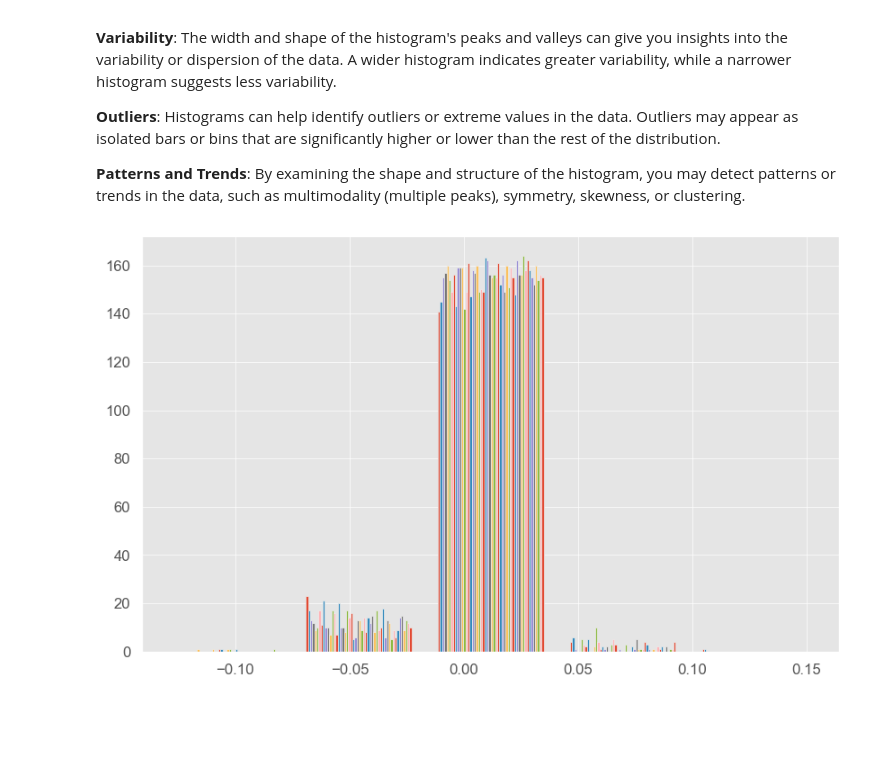
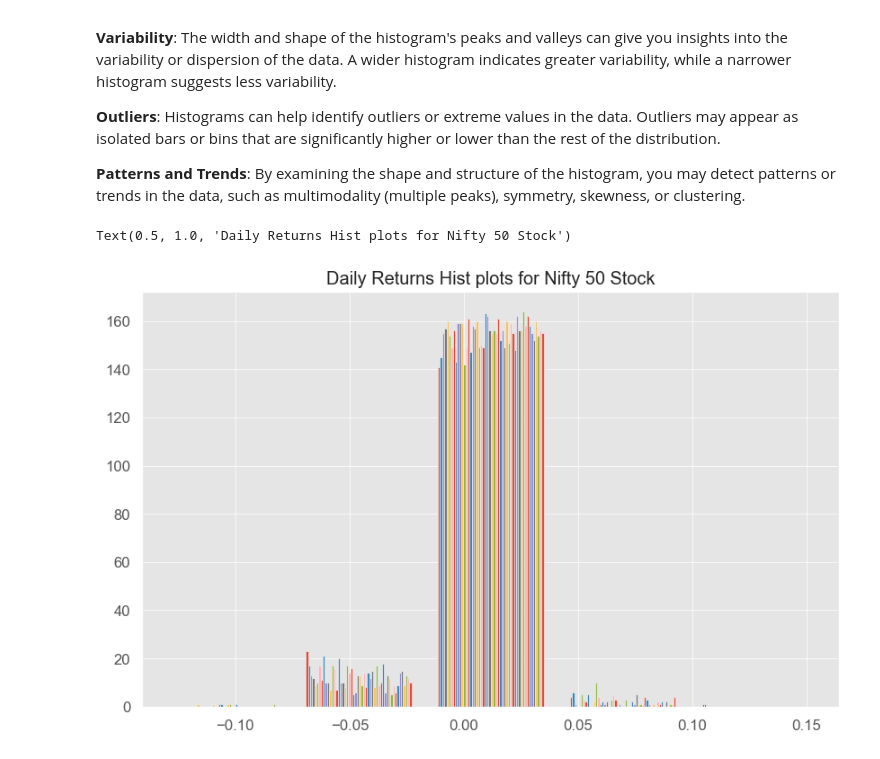
Before and after one commit to Ayush-sacri/Stock-Analysis, a Jupyter notebook: Stock-Analysis.ipynb, the cells around one changed output. Saved outputs shown, nothing was run; the diff lists cells and outputs as text; code cells hidden in the pictures; blank space fills up the shorter version.

```diff
--- a/Stock-Analysis.ipynb
+++ b/Stock-Analysis.ipynb
@@ -231,7 +231,9 @@ Here's what a histogram can tell you about your data:
 **Patterns and Trends**: By examining the shape and structure of the histogram, you may detect patterns or trends in the data, such as multimodality (multiple peaks), symmetry, skewness, or clustering.
 # %%
 plt.hist(daily_returns,bins=5);
+plt.title("Daily Returns Hist plots for Nifty 50 Stock")
 # %% [output]
+Text(0.5, 1.0, 'Daily Returns Hist plots for Nifty 50 Stock')
-[figure, old version]
+[figure, new version]
 # %%
 plt.hist(daily_returns['ADANIENT'],bins=15,color='blue');
```
Also changed, not shown: parts of 16 cells of this notebook.
